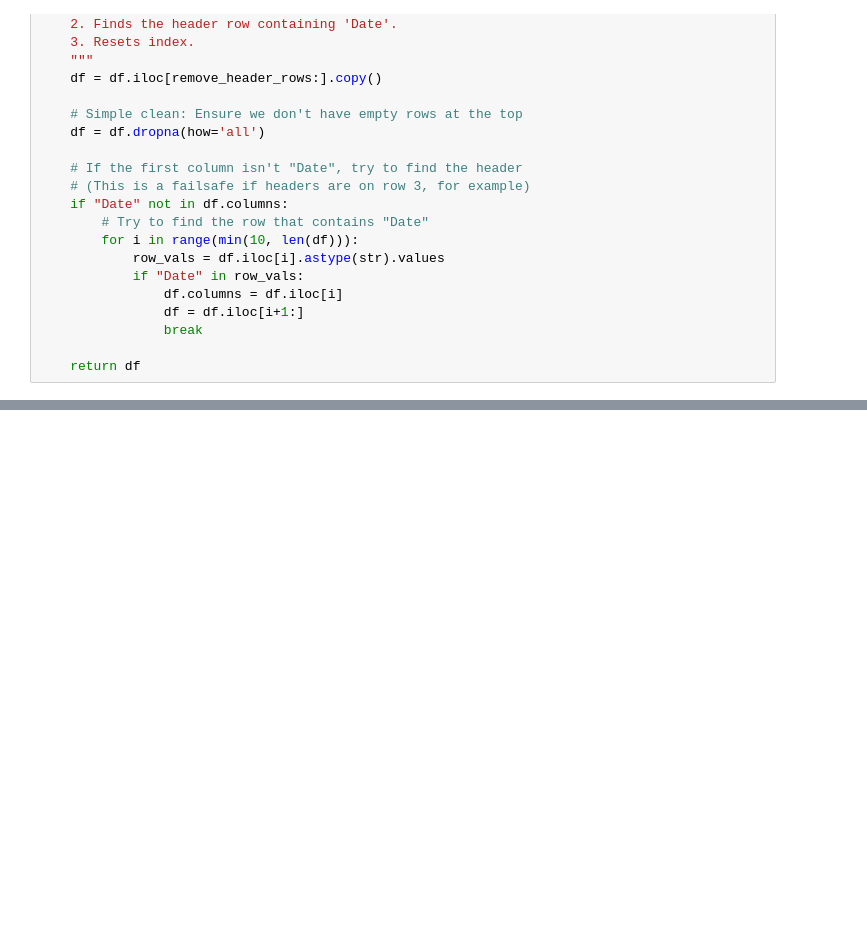
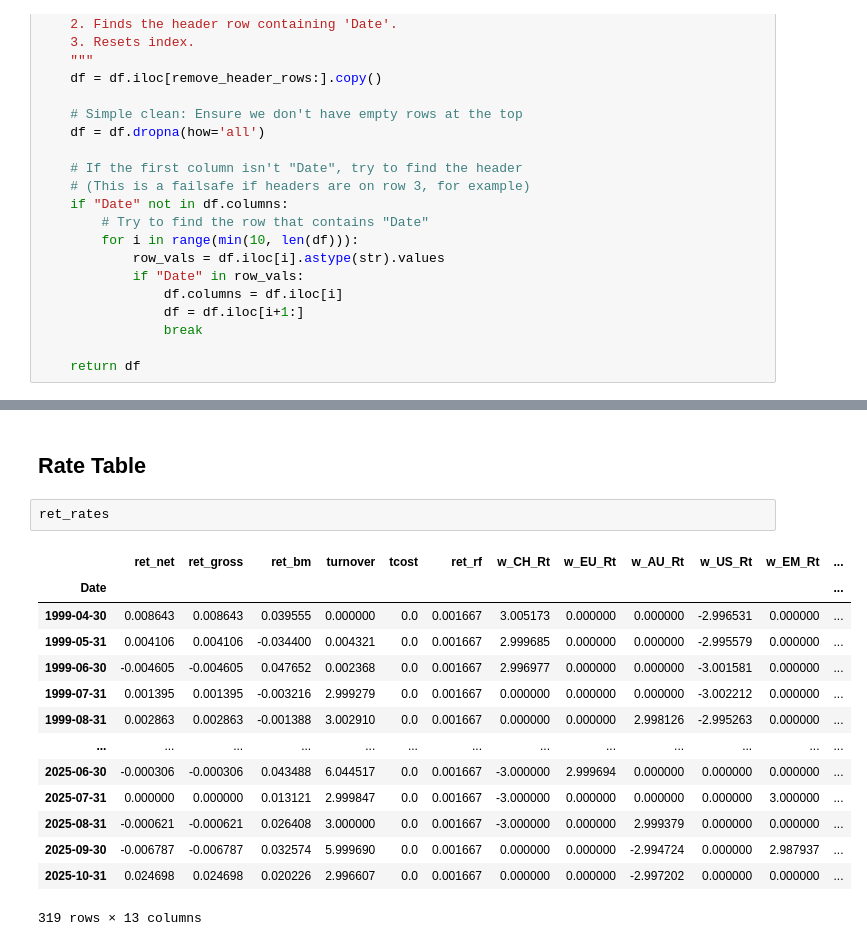
Before and after one commit to DanUZH/PMP_December_8, a Jupyter notebook: Code/trend_following.ipynb, the cells around one changed output, grey strips where cells are left out. Drawn from its saved outputs; the diff is of its cells as text; blank space fills up the shorter version.

```diff
--- a/Code/trend_following.ipynb
+++ b/Code/trend_following.ipynb
@@ -659,0 +337,19 @@ Freq: ME, Length: 338, dtype: float64
+# %% [markdown]
+## Rate Table
+# %%
+ret_rates
+# %% [output]
+|  | ret_net | ret_gross | ret_bm | turnover | tcost | ret_rf | w_CH_Rt | w_EU_Rt | w_AU_Rt | w_US_Rt | w_EM_Rt | ... |
+| Date |  |  |  |  |  |  |  |  |  |  |  | ... |
+| 1999-04-30 | 0.008643 | 0.008643 | 0.039555 | 0.000000 | 0.0 | 0.001667 | 3.005173 | 0.000000 | 0.000000 | -2.996531 | 0.000000 | ... |
+| 1999-05-31 | 0.004106 | 0.004106 | -0.034400 | 0.004321 | 0.0 | 0.001667 | 2.999685 | 0.000000 | 0.000000 | -2.995579 | 0.000000 | ... |
+| 1999-06-30 | -0.004605 | -0.004605 | 0.047652 | 0.002368 | 0.0 | 0.001667 | 2.996977 | 0.000000 | 0.000000 | -3.001581 | 0.000000 | ... |
+| 1999-07-31 | 0.001395 | 0.001395 | -0.003216 | 2.999279 | 0.0 | 0.001667 | 0.000000 | 0.000000 | 0.000000 | -3.002212 | 0.000000 | ... |
+| 1999-08-31 | 0.002863 | 0.002863 | -0.001388 | 3.002910 | 0.0 | 0.001667 | 0.000000 | 0.000000 | 2.998126 | -2.995263 | 0.000000 | ... |
+| ... | ... | ... | ... | ... | ... | ... | ... | ... | ... | ... | ... | ... |
+| 2025-06-30 | -0.000306 | -0.000306 | 0.043488 | 6.044517 | 0.0 | 0.001667 | -3.000000 | 2.999694 | 0.000000 | 0.000000 | 0.000000 | ... |
+| 2025-07-31 | 0.000000 | 0.000000 | 0.013121 | 2.999847 | 0.0 | 0.001667 | -3.000000 | 0.000000 | 0.000000 | 0.000000 | 3.000000 | ... |
+| 2025-08-31 | -0.000621 | -0.000621 | 0.026408 | 3.000000 | 0.0 | 0.001667 | -3.000000 | 0.000000 | 2.999379 | 0.000000 | 0.000000 | ... |
+| 2025-09-30 | -0.006787 | -0.006787 | 0.032574 | 5.999690 | 0.0 | 0.001667 | 0.000000 | 0.000000 | -2.994724 | 0.000000 | 2.987937 | ... |
+| 2025-10-31 | 0.024698 | 0.024698 | 0.020226 | 2.996607 | 0.0 | 0.001667 | 0.000000 | 0.000000 | -2.997202 | 0.000000 | 0.000000 | ... |
+319 rows × 13 columns
```
Also changed, not shown: parts of 12 cells of this notebook.
